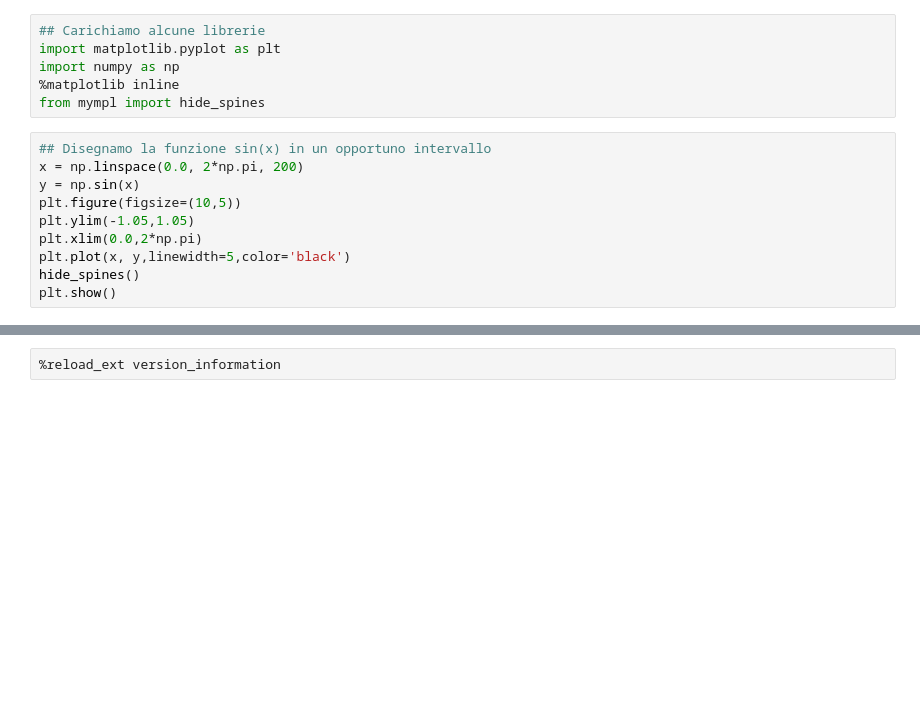
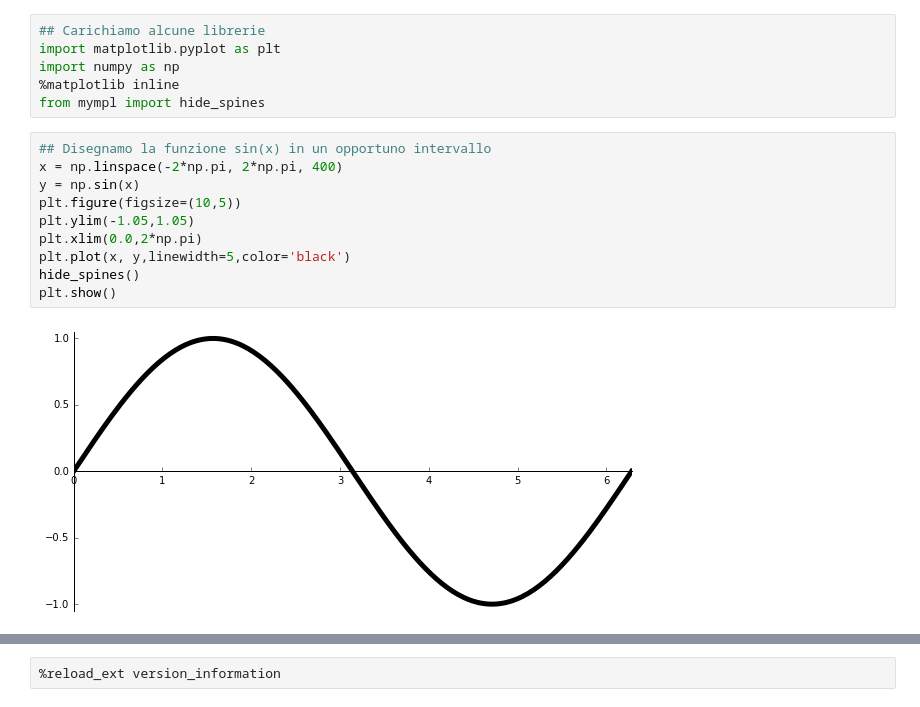
Before and after one commit to orporick/MathPhys, a Jupyter notebook: notebooks/GraficiDeducibili.ipynb, the cells around one changed output, grey strips where cells are left out. Drawn from its saved outputs; the diff is of its cells as text; blank space fills up the shorter version.

```diff
--- a/notebooks/GraficiDeducibili.ipynb
+++ b/notebooks/GraficiDeducibili.ipynb
@@ -18,11 +17,13 @@ import numpy as np
 from mympl import hide_spines
 # %%
 ## Disegnamo la funzione sin(x) in un opportuno intervallo
-x = np.linspace(0.0, 2*np.pi, 200)
+x = np.linspace(-2*np.pi, 2*np.pi, 400)
 y = np.sin(x)
 plt.figure(figsize=(10,5))
 plt.ylim(-1.05,1.05)
 plt.xlim(0.0,2*np.pi)
 plt.plot(x, y,linewidth=5,color='black')
 hide_spines()
 plt.show()
+# %% [output]
+[figure, added]
```
Also changed, not shown: parts of 15 cells of this notebook, 1 other file.
